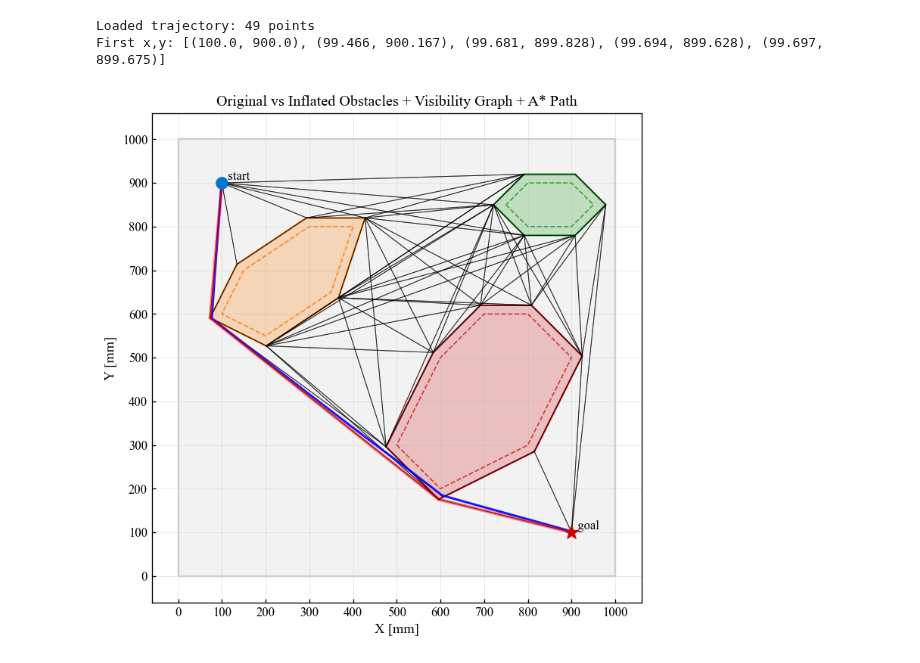
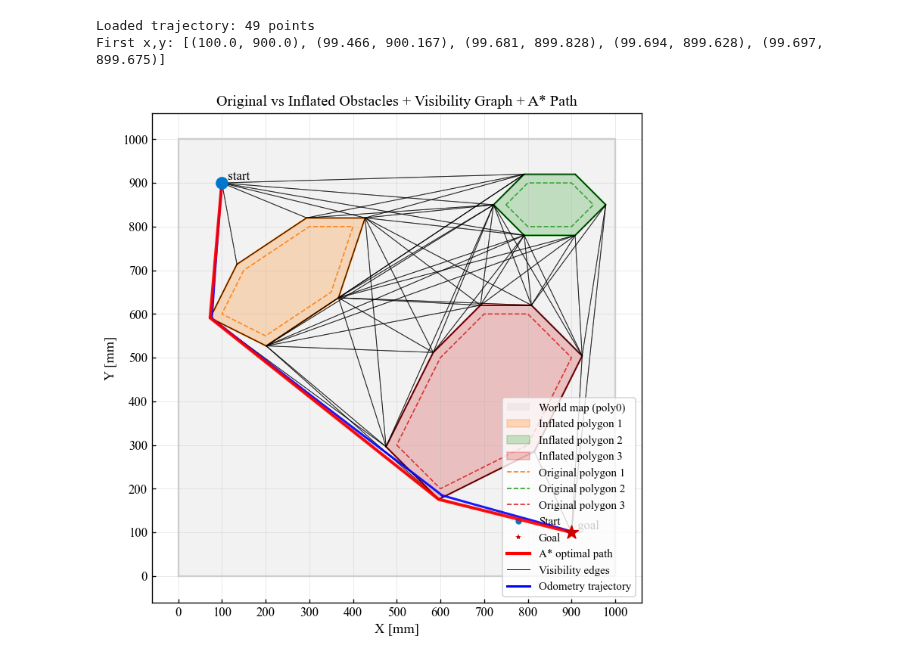
Before and after one commit to kaelmurphy/Micro-452-Project, a Jupyter notebook: Code/global-navigation/VG_Simulation_V1.0.ipynb, the cells around one changed output. Saved outputs shown, nothing was run; the diff lists cells and outputs as text; code cells hidden in the pictures.

Commit message:
Added Legend to plot

```diff
--- a/Code/global-navigation/VG_Simulation_V1.0.ipynb
+++ b/Code/global-navigation/VG_Simulation_V1.0.ipynb
@@ -962,7 +964,7 @@ if path_indices is not None:
     ax.plot(px_path, py_path,
             color="red",
             linewidth=2.5,
-            alpha=0.5,
+            alpha=0.9,
             zorder=10,
             label="A* optimal path")
 
@@ -973,31 +975,68 @@ if len(traj_x) > 1:
             linewidth=1.8,
             alpha=0.9,
             zorder=9,
             label="Measured trajectory")
 
 # --- 5. Plot start and goal ---
 sx, sy = special_points["start"]
 gx, gy = special_points["goal"]
 
 ax.scatter([sx], [sy], s=80, color=COLOR_START, marker="o", zorder=15)
 ax.text(sx, sy, "  start", va="bottom", ha="left", fontsize=10)
 
 ax.scatter([gx], [gy], s=120, color=COLOR_GOAL, marker="*", zorder=15)
 ax.text(gx, gy, "  goal", va="bottom", ha="left", fontsize=10)
 
 # --- 6. Grid, limits, labels ---
 ax.set_xticks(np.arange(xmin, xmax + 1, 100))
 ax.set_yticks(np.arange(ymin, ymax + 1, 100))
 ax.grid(True, linewidth=0.5, alpha=0.3)
 
 ax.set_aspect("equal", adjustable="box")
 ax.set_xlim(xmin - pad, xmax + pad)
 ax.set_ylim(ymin - pad, ymax + pad)
 
 ax.set_xlabel("X [mm]")
 ax.set_ylabel("Y [mm]")
 ax.set_title("Original vs Inflated Obstacles + Visibility Graph + A* Path")
 
+# --- 7. Custom legend -------------------------------------------------
+# polygon_colors[0] = world boundary (grey from your POLYGON_BASE_COLORS)
+# polygon_colors[1] = inflated polygon 1 (orange)
+# polygon_colors[2] = inflated polygon 2 (green)
+# polygon_colors[3] = inflated polygon 3 (red)
+
+legend_elements = [
+    # World map (poly0)
+    Patch(facecolor=polygon_colors[0], edgecolor="none", alpha=0.25,
+          label="World map (poly0)"),
+    # Inflated polygons (solid)
+    Patch(facecolor=polygon_colors[1], edgecolor=polygon_colors[1], alpha=0.25,
+          label="Inflated polygon 1"),
+    Patch(facecolor=polygon_colors[2], edgecolor=polygon_colors[2], alpha=0.25,
+          label="Inflated polygon 2"),
+    Patch(facecolor=polygon_colors[3], edgecolor=polygon_colors[3], alpha=0.25,
+          label="Inflated polygon 3"),
+    # Original polygons (dashed outlines)
+    Line2D([], [], linestyle="--", color=polygon_colors[1],
+           label="Original polygon 1"),
+    Line2D([], [], linestyle="--", color=polygon_colors[2],
+           label="Original polygon 2"),
+    Line2D([], [], linestyle="--", color=polygon_colors[3],
+           label="Original polygon 3"),
+    # Start / goal
+    Line2D([], [], marker="o", linestyle="None", markerfacecolor=COLOR_START,
+           markeredgecolor="none", label="Start"),
+    Line2D([], [], marker="*", linestyle="None", markerfacecolor=COLOR_GOAL,
+           markeredgecolor="none", label="Goal"),
+    # Paths / edges
+    Line2D([], [], color="red", linewidth=2.5, label="A* optimal path"),
+    Line2D([], [], color="black", linewidth=0.6, label="Visibility edges"),
+    Line2D([], [], color="blue", linewidth=1.8, label="Odometry trajectory"),
+]
+
+ax.legend(handles=legend_elements, loc="lower right", frameon=True)
+
 plt.show()
 # %% [output]
-[figure, old version]
+[figure, new version]
```
Also changed, not shown: parts of 1 cell of this notebook.
